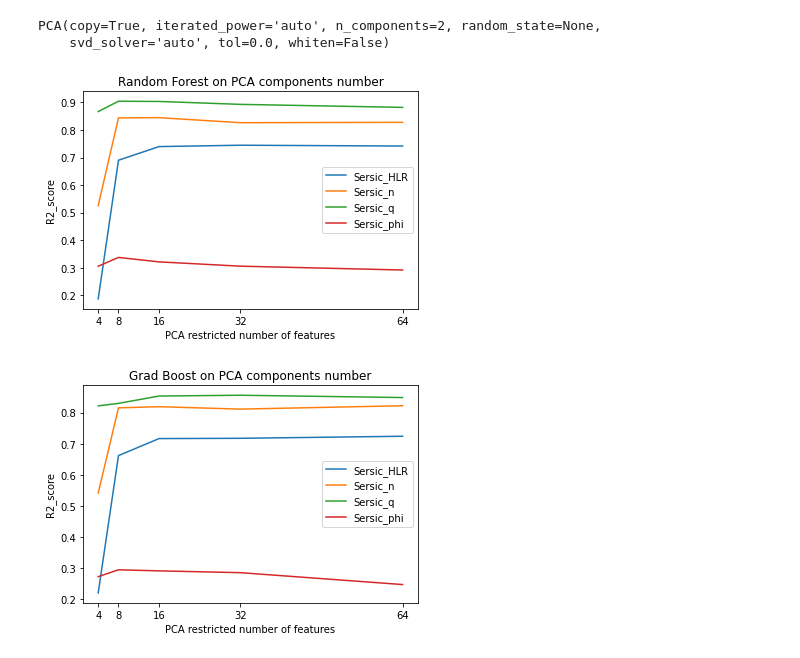
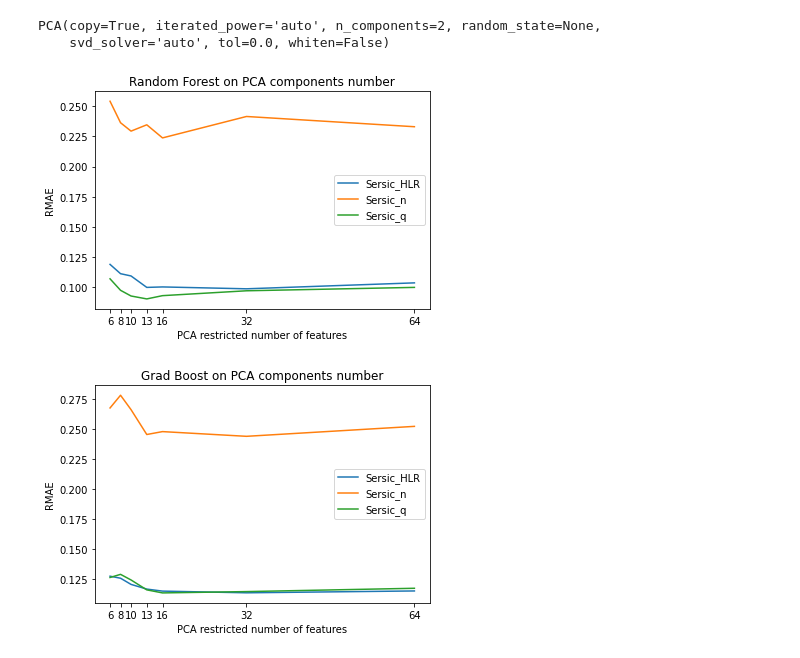
Before and after one commit to egorssed/Astrophysics, a Jupyter notebook: Latent_space_prediction.ipynb, the cells around one changed output. Cells and saved outputs as stored; diff of their text form; code cells hidden in the pictures.

```diff
--- a/Latent_space_prediction.ipynb
+++ b/Latent_space_prediction.ipynb
@@ -95,5 +94,5 @@ def test_model_PCA(model,x,y,PCA_components):
     for i,column in enumerate(y.columns):
         regr=model(random_state=42)
         regr.fit(x_train, y_train[column])
-        models[i]=r2_score(y_test[column],regr.predict(x_test))
+        models[i]=np.abs((y_test[column]-regr.predict(x_test))/y_test[column]).mean()
     return models
@@ -102,32 +99,32 @@ q=test_model_PCA(RandomForestRegressor,X,y_Sersic,4)
 # %%
-scores_RandF=np.zeros((5,4))
-PCA_components=[4,8,16,32,64]
+scores_RandF=np.zeros((7,4))
+PCA_components=[6,8,10,13,16,32,64]
 for i,n in tqdm(enumerate(PCA_components)):
     scores_RandF[i]=test_model_PCA(RandomForestRegressor,X,y_Sersic,n)
 # %%
-for i,feature in enumerate(['Sersic_HLR', 'Sersic_n', 'Sersic_q','Sersic_phi']):
+for i,feature in enumerate(['Sersic_HLR', 'Sersic_n', 'Sersic_q']):
   plt.plot(PCA_components,scores_RandF[:,i],label=feature)
 plt.title('Random Forest on PCA components number')
 plt.xticks(PCA_components)
 plt.xlabel('PCA restricted number of features')
-plt.ylabel('R2_score')
+plt.ylabel('RMAE')
 plt.legend()
 plt.show()
 # %% [output]
-[figure, old version]
+[figure, new version]
 # %%
-scores_GrB=np.zeros((5,4))
-PCA_components=[4,8,16,32,64]
+scores_GrB=np.zeros((7,4))
+PCA_components=[6,8,10,13,16,32,64]
 for i,n in tqdm(enumerate(PCA_components)):
     scores_GrB[i]=test_model_PCA(GradientBoostingRegressor,X,y_Sersic,n)
 # %%
-for i,feature in enumerate(['Sersic_HLR', 'Sersic_n', 'Sersic_q','Sersic_phi']):
+for i,feature in enumerate(['Sersic_HLR', 'Sersic_n', 'Sersic_q']):
   plt.plot(PCA_components,scores_GrB[:,i],label=feature)
 plt.title('Grad Boost on PCA components number')
 plt.xticks(PCA_components)
 plt.xlabel('PCA restricted number of features')
-plt.ylabel('R2_score')
+plt.ylabel('RMAE')
 plt.legend()
 plt.show()
 # %% [output]
-[figure, old version]
+[figure, new version]
```
Also changed, not shown: parts of 5 cells of this notebook.
